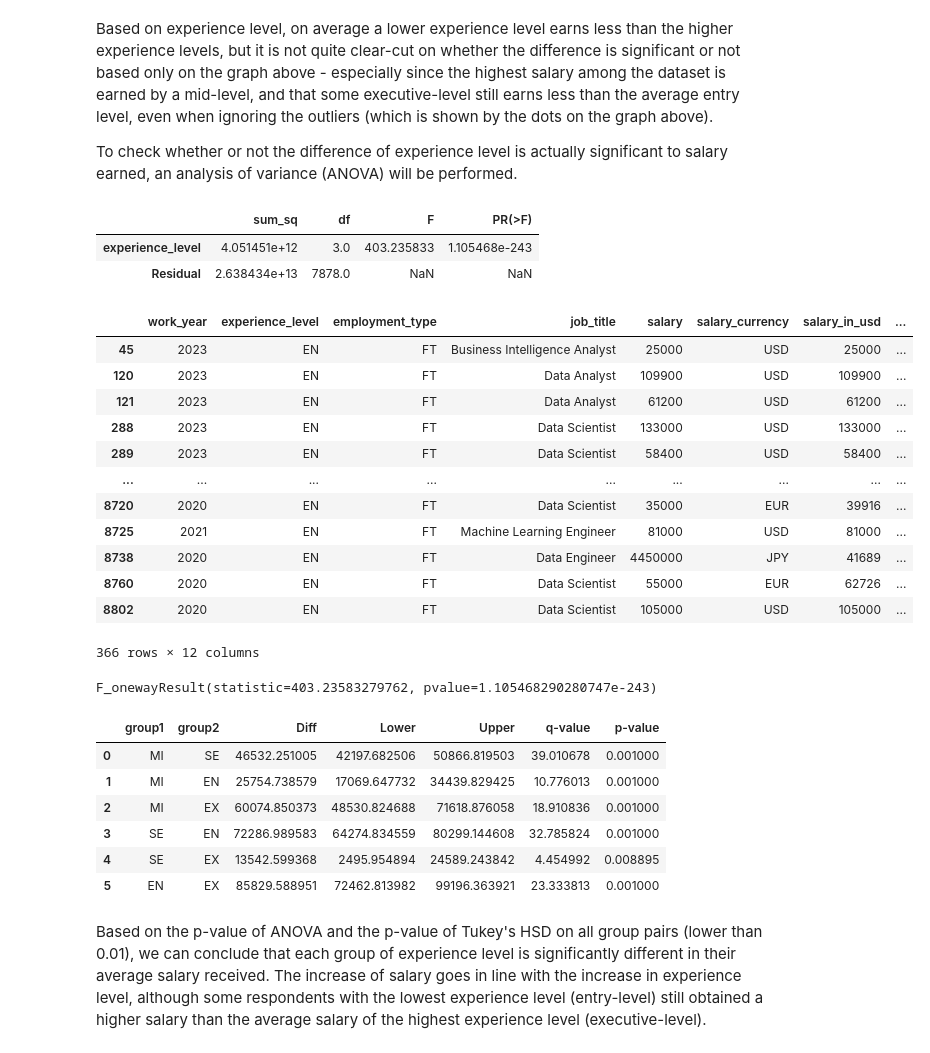
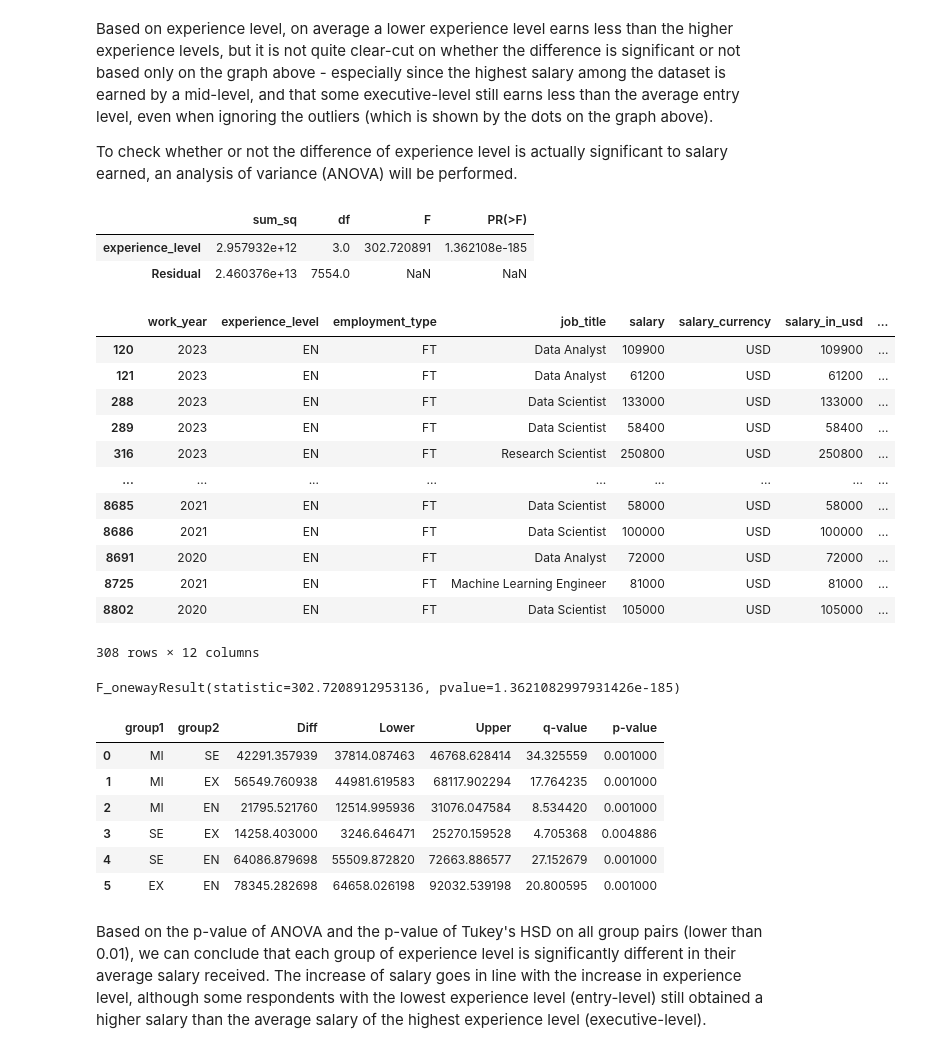
Before and after one commit to mezkymy/global-salaries, a Jupyter notebook: global-salaries.ipynb, the cells around one changed output. Cells and saved outputs as stored; diff of their text form; code cells hidden in the pictures.

```diff
--- a/global-salaries.ipynb
+++ b/global-salaries.ipynb
@@ -270,0 +289,4 @@ After filtering out jobs that occur less than 50 times in this dataset, we still
+# %%
+# list of company locations with more than 50 entries
+company_location_count = df3.company_location.value_counts()
+company_location_count[company_location_count.values > 50]
@@ -270,0 +301,4 @@ After filtering out jobs that occur less than 50 times in this dataset, we still
+# %%
+# filtered dataframe containing only the titles that occurs more than 50 times
+df4 = df3[df3['company_location'].isin(list(company_location_count[company_location_count.values > 50].index))]
+df4
@@ -314,48 +362,48 @@ import statsmodels.api as sm
 from statsmodels.formula.api import ols
 
 # Ordinary Least Squares (OLS) model
-model = ols('salary_in_usd ~ experience_level', data=df3).fit()
+model = ols('salary_in_usd ~ experience_level', data=df4).fit()
 anova_table = sm.stats.anova_lm(model, typ=2)
 anova_table
 # %% [output]
 |  | sum_sq | df | F | PR(>F) |
-| experience_level | 4.051451e+12 | 3.0 | 403.235833 | 1.105468e-243 |
-| Residual | 2.638434e+13 | 7878.0 | NaN | NaN |
+| experience_level | 2.957932e+12 | 3.0 | 302.720891 | 1.362108e-185 |
+| Residual | 2.460376e+13 | 7554.0 | NaN | NaN |
 # %%
-df3[df3['experience_level']=='EN']
+df4[df4['experience_level']=='EN']
 # %% [output]
 |  | work_year | experience_level | employment_type | job_title | salary | salary_currency | salary_in_usd | ... |
-| 45 | 2023 | EN | FT | Business Intelligence Analyst | 25000 | USD | 25000 | ... |
 | 120 | 2023 | EN | FT | Data Analyst | 109900 | USD | 109900 | ... |
 | 121 | 2023 | EN | FT | Data Analyst | 61200 | USD | 61200 | ... |
 | 288 | 2023 | EN | FT | Data Scientist | 133000 | USD | 133000 | ... |
 | 289 | 2023 | EN | FT | Data Scientist | 58400 | USD | 58400 | ... |
+| 316 | 2023 | EN | FT | Research Scientist | 250800 | USD | 250800 | ... |
 | ... | ... | ... | ... | ... | ... | ... | ... | ... |
-| 8720 | 2020 | EN | FT | Data Scientist | 35000 | EUR | 39916 | ... |
+| 8685 | 2021 | EN | FT | Data Scientist | 58000 | USD | 58000 | ... |
+| 8686 | 2021 | EN | FT | Data Scientist | 100000 | USD | 100000 | ... |
+| 8691 | 2020 | EN | FT | Data Analyst | 72000 | USD | 72000 | ... |
 | 8725 | 2021 | EN | FT | Machine Learning Engineer | 81000 | USD | 81000 | ... |
-| 8738 | 2020 | EN | FT | Data Engineer | 4450000 | JPY | 41689 | ... |
-| 8760 | 2020 | EN | FT | Data Scientist | 55000 | EUR | 62726 | ... |
 | 8802 | 2020 | EN | FT | Data Scientist | 105000 | USD | 105000 | ... |
-366 rows × 12 columns
+308 rows × 12 columns
 # %%
 from scipy.stats import f_oneway
 
 # Conduct the one-way ANOVA
-f_oneway(df3[df3['experience_level']=='EN']['salary_in_usd'], df3[df3['experience_level']=='MI']['salary_in_usd'], df3[df3['experience_level']=='SE']['salary_in_usd'], df3[df3['experience_level']=='EX']['salary_in_usd'])
+f_oneway(df4[df4['experience_level']=='EN']['salary_in_usd'], df4[df4['experience_level']=='MI']['salary_in_usd'], df4[df4['experience_level']=='SE']['salary_in_usd'], df4[df4['experience_level']=='EX']['salary_in_usd'])
 # %% [output]
-F_onewayResult(statistic=403.23583279762, pvalue=1.105468290280747e-243)
+F_onewayResult(statistic=302.7208912953136, pvalue=1.3621082997931426e-185)
 # %%
 # check which group is significantly different using tukey HSD
 res = stat()
-res.tukey_hsd(df=df3, res_var='salary_in_usd', xfac_var='experience_level', anova_model='salary_in_usd ~ experience_level')
+res.tukey_hsd(df=df4, res_var='salary_in_usd', xfac_var='experience_level', anova_model='salary_in_usd ~ experience_level')
 res.tukey_summary
 # %% [output]
 |  | group1 | group2 | Diff | Lower | Upper | q-value | p-value |
-| 0 | MI | SE | 46532.251005 | 42197.682506 | 50866.819503 | 39.010678 | 0.001000 |
-| 1 | MI | EN | 25754.738579 | 17069.647732 | 34439.829425 | 10.776013 | 0.001000 |
-| 2 | MI | EX | 60074.850373 | 48530.824688 | 71618.876058 | 18.910836 | 0.001000 |
-| 3 | SE | EN | 72286.989583 | 64274.834559 | 80299.144608 | 32.785824 | 0.001000 |
-| 4 | SE | EX | 13542.599368 | 2495.954894 | 24589.243842 | 4.454992 | 0.008895 |
-| 5 | EN | EX | 85829.588951 | 72462.813982 | 99196.363921 | 23.333813 | 0.001000 |
+| 0 | MI | SE | 42291.357939 | 37814.087463 | 46768.628414 | 34.325559 | 0.001000 |
+| 1 | MI | EX | 56549.760938 | 44981.619583 | 68117.902294 | 17.764235 | 0.001000 |
+| 2 | MI | EN | 21795.521760 | 12514.995936 | 31076.047584 | 8.534420 | 0.001000 |
+| 3 | SE | EX | 14258.403000 | 3246.646471 | 25270.159528 | 4.705368 | 0.004886 |
+| 4 | SE | EN | 64086.879698 | 55509.872820 | 72663.886577 | 27.152679 | 0.001000 |
+| 5 | EX | EN | 78345.282698 | 64658.026198 | 92032.539198 | 20.800595 | 0.001000 |
 # %% [markdown]
 Based on the p-value of ANOVA and the p-value of Tukey's HSD on all group pairs (lower than 0.01), we can conclude that each group of experience level is significantly different in their average salary received. The increase of salary goes in line with the increase in experience level, although some respondents with the lowest experience level (entry-level) still obtained a higher salary than the average salary of the highest experience level (executive-level).
```
Also changed, not shown: parts of 18 cells of this notebook.
